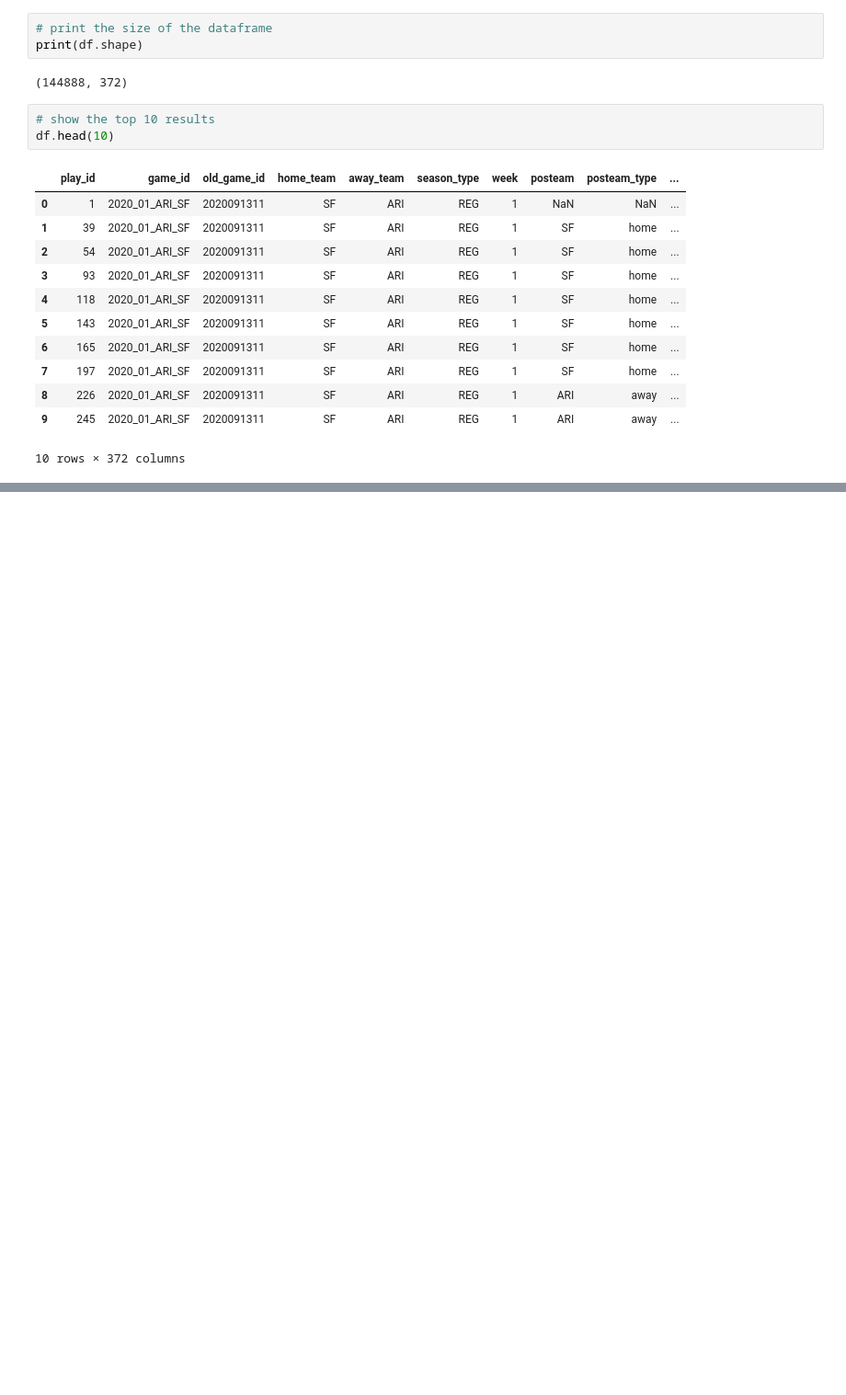
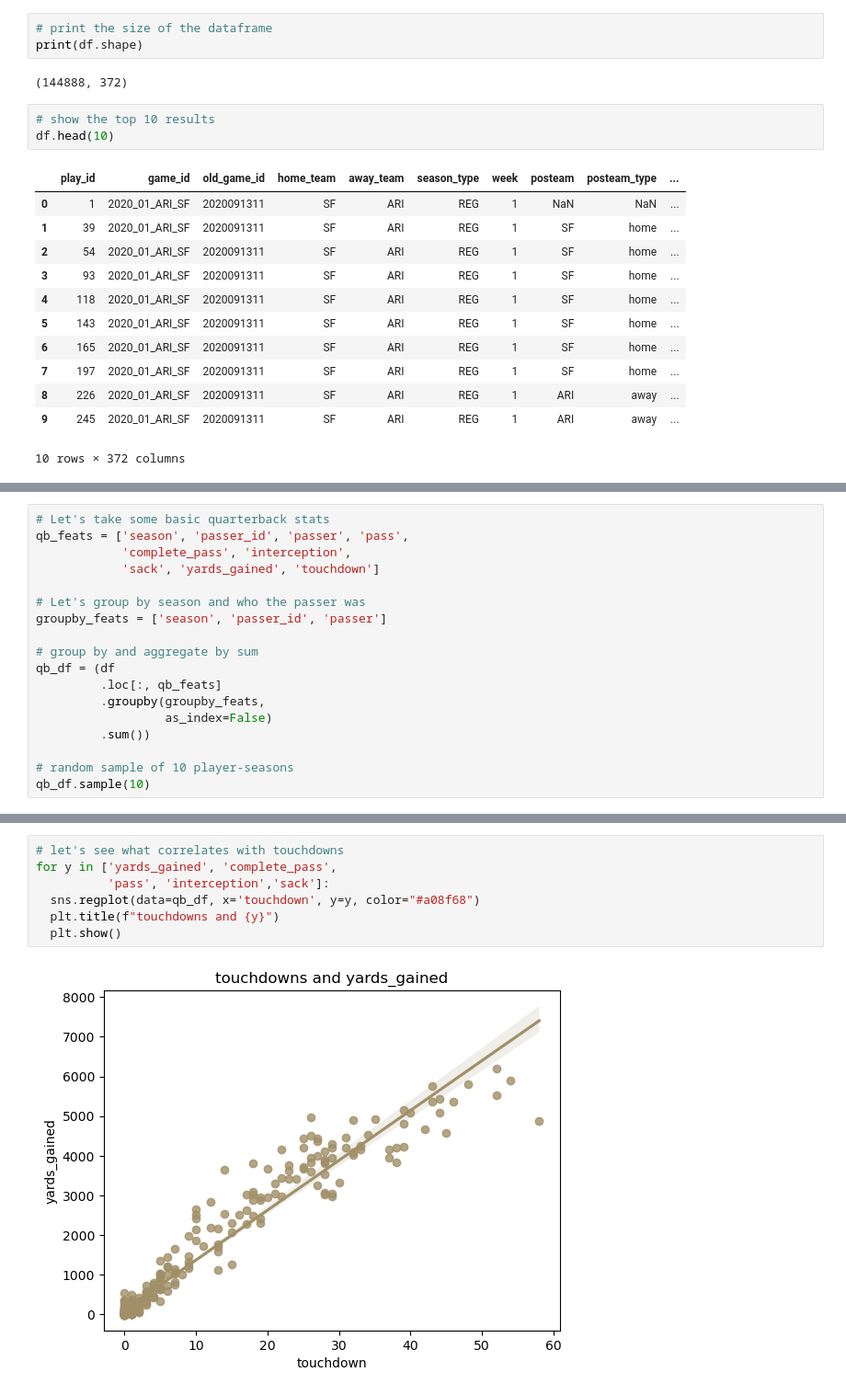
Before and after one commit to thijswillemmoens/predict_nfl_touchdowns, a Jupyter notebook: main.ipynb, the cells around one changed output, grey strips where cells are left out. Shown at 92% size. Cells and saved outputs as stored; diff of their text form; blank space fills up the shorter version.

Commit message:
Add image

```diff
--- a/main.ipynb
+++ b/main.ipynb
@@ -44,0 +77,18 @@ df.head(10)
+# %%
+# Let's take some basic quarterback stats
+qb_feats = ['season', 'passer_id', 'passer', 'pass',
+            'complete_pass', 'interception',
+            'sack', 'yards_gained', 'touchdown']
+
+# Let's group by season and who the passer was
+groupby_feats = ['season', 'passer_id', 'passer']
+
+# group by and aggregate by sum
+qb_df = (df
+         .loc[:, qb_feats]
+         .groupby(groupby_feats,
+                  as_index=False)
+         .sum())
+
+# random sample of 10 player-seasons
+qb_df.sample(10)
@@ -44,0 +107,9 @@ df.head(10)
+# %%
+# let's see what correlates with touchdowns
+for y in ['yards_gained', 'complete_pass',
+          'pass', 'interception','sack']:
+  sns.regplot(data=qb_df, x='touchdown', y=y, color="#a08f68")
+  plt.title(f"touchdowns and {y}")
+  plt.show()
+# %% [output]
+[figure, added]
```
Also changed, not shown: parts of 4 cells of this notebook.
